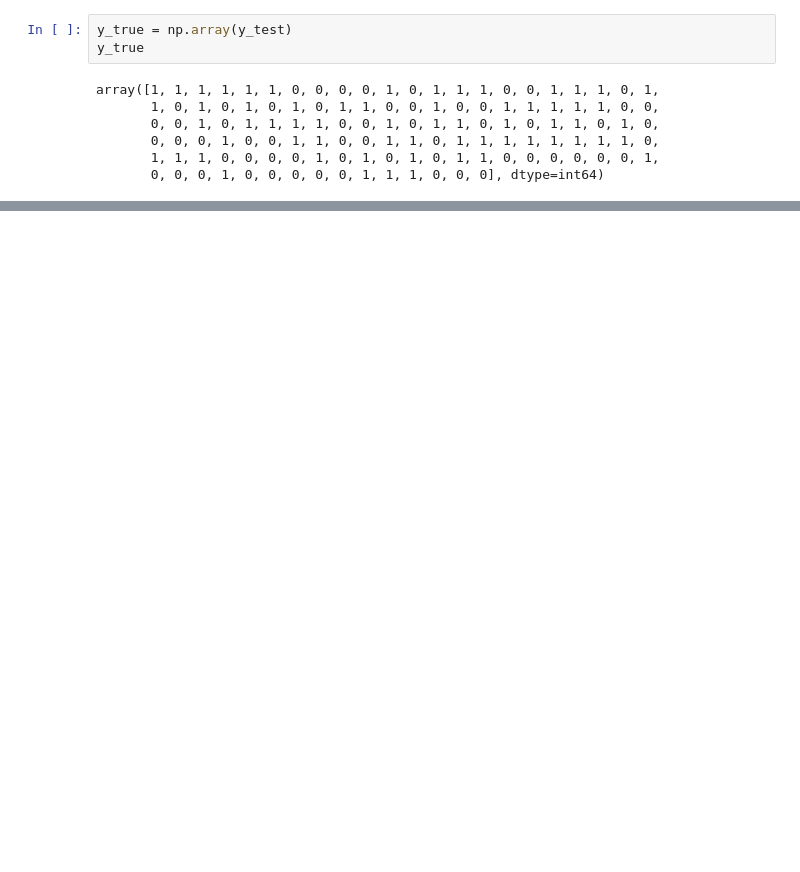
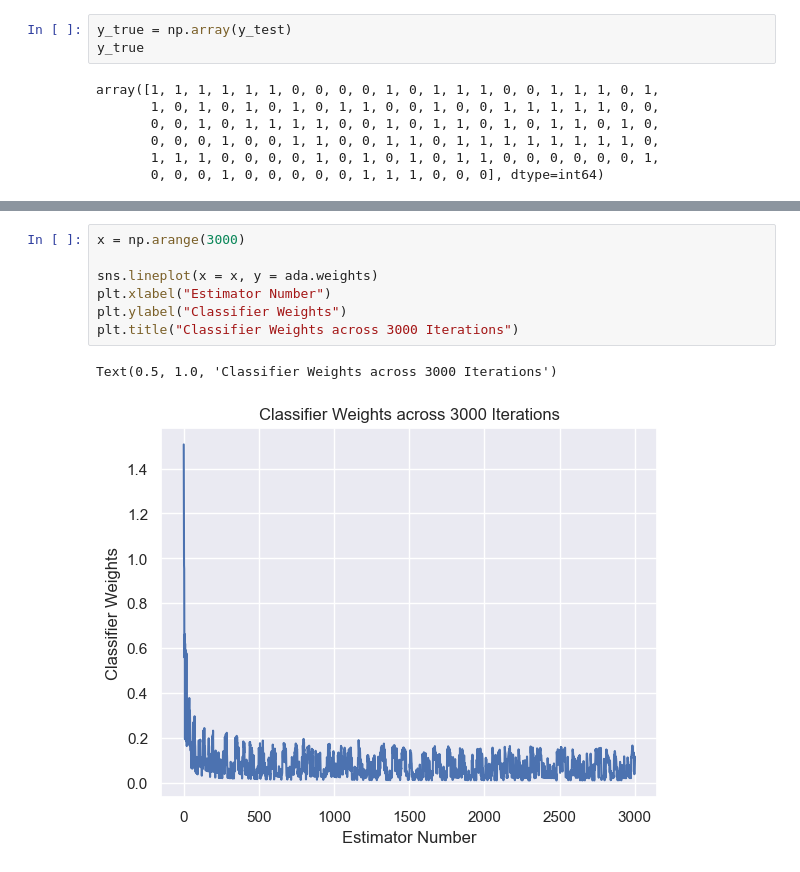
Before and after one commit to bishyboi/IntroToDataScience, a Jupyter notebook: A4/a4.ipynb, the cells around one changed output, grey strips where cells are left out. Saved outputs shown, nothing was run; the diff lists cells and outputs as text; blank space fills up the shorter version.

```diff
--- a/A4/a4.ipynb
+++ b/A4/a4.ipynb
@@ -287,0 +352,10 @@ Ensemble 99: 0.888, Elapsed Time: 5.41
+# %%
+x = np.arange(3000)
+
+sns.lineplot(x = x, y = ada.weights)
+plt.xlabel("Estimator Number")
+plt.ylabel("Classifier Weights")
+plt.title("Classifier Weights across 3000 Iterations")
+# %% [output]
+Text(0.5, 1.0, 'Classifier Weights across 3000 Iterations')
+[figure, added]
```
Also changed, not shown: parts of 11 cells of this notebook, 1 other file.
